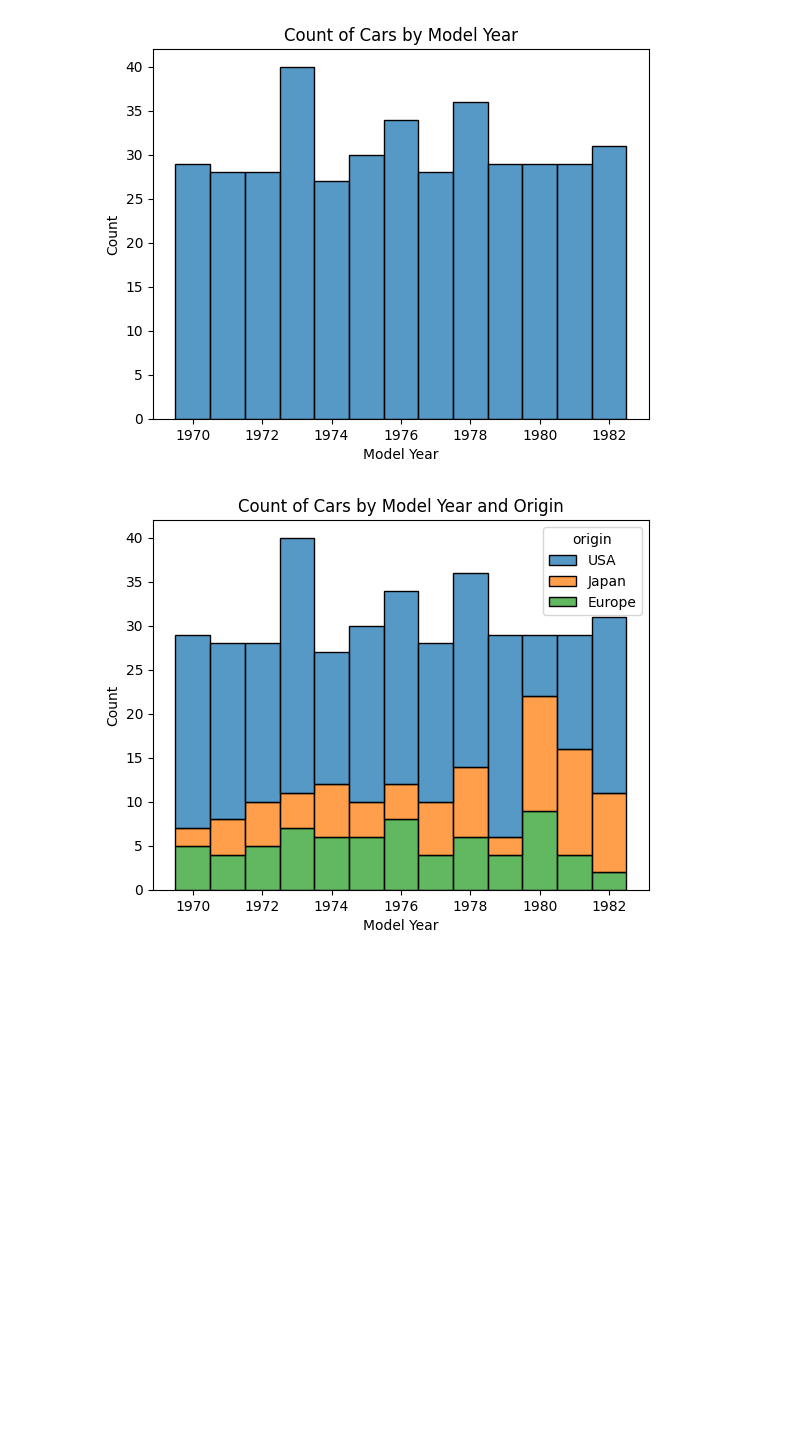
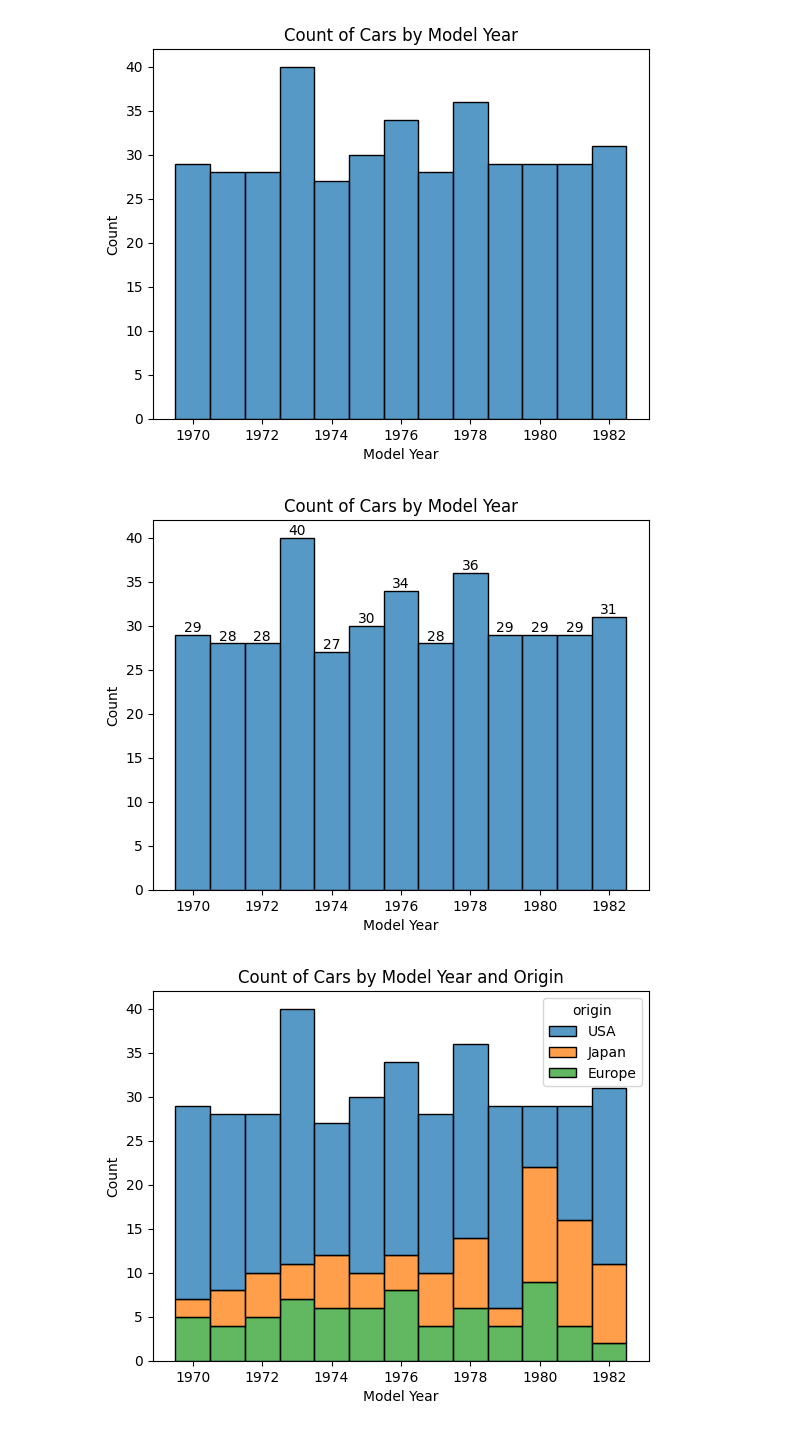
Before and after one commit to drolsonmi/math1040, a Jupyter notebook: Lesson04/code/L4-graphs.ipynb, the cells around one changed output. Saved outputs shown, nothing was run; the diff lists cells and outputs as text; code cells hidden in the pictures; blank space fills up the shorter version.

Commit message:
Wrote 4.2 Bargraphs

```diff
--- a/Lesson04/code/L4-graphs.ipynb
+++ b/Lesson04/code/L4-graphs.ipynb
@@ -50,6 +50,15 @@ plt.title('Count of Cars by Model Year')
 plt.savefig('../images/Fig4_2_Bargraph.png')
 # %% [output]
 [figure]
+# %%
+ax = sns.histplot(data=mpg, x='model_year', discrete=True)
+plt.xlabel('Model Year')
+plt.ylabel('Count')
+plt.title('Count of Cars by Model Year')
+ax.bar_label(ax.containers[0])
+plt.savefig('../images/Fig4_2_BargraphWithCounts.png')
+# %% [output]
+[figure, added]
 # %%
 sns.histplot(data=mpg, x='model_year', hue='origin', multiple='stack', discrete=True)
 plt.xlabel('Model Year')
```
Also changed, not shown: parts of 2 cells of this notebook, 3 other files.
